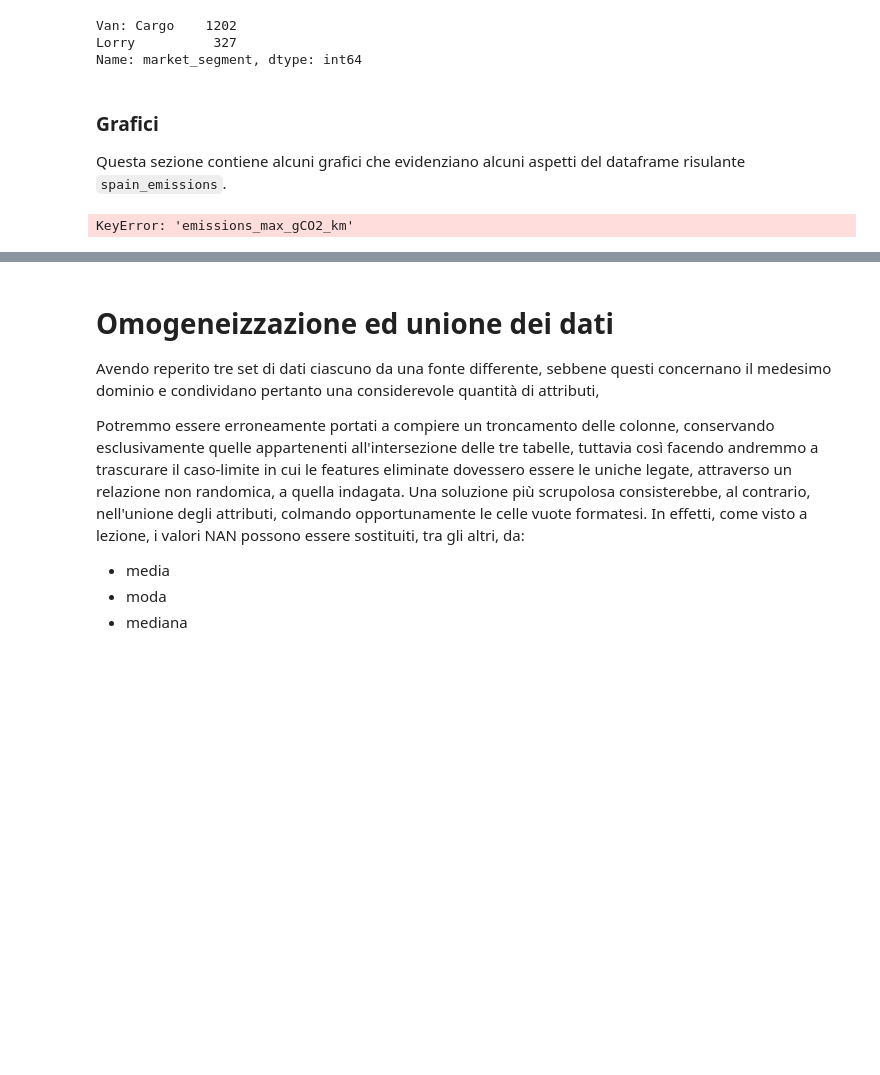
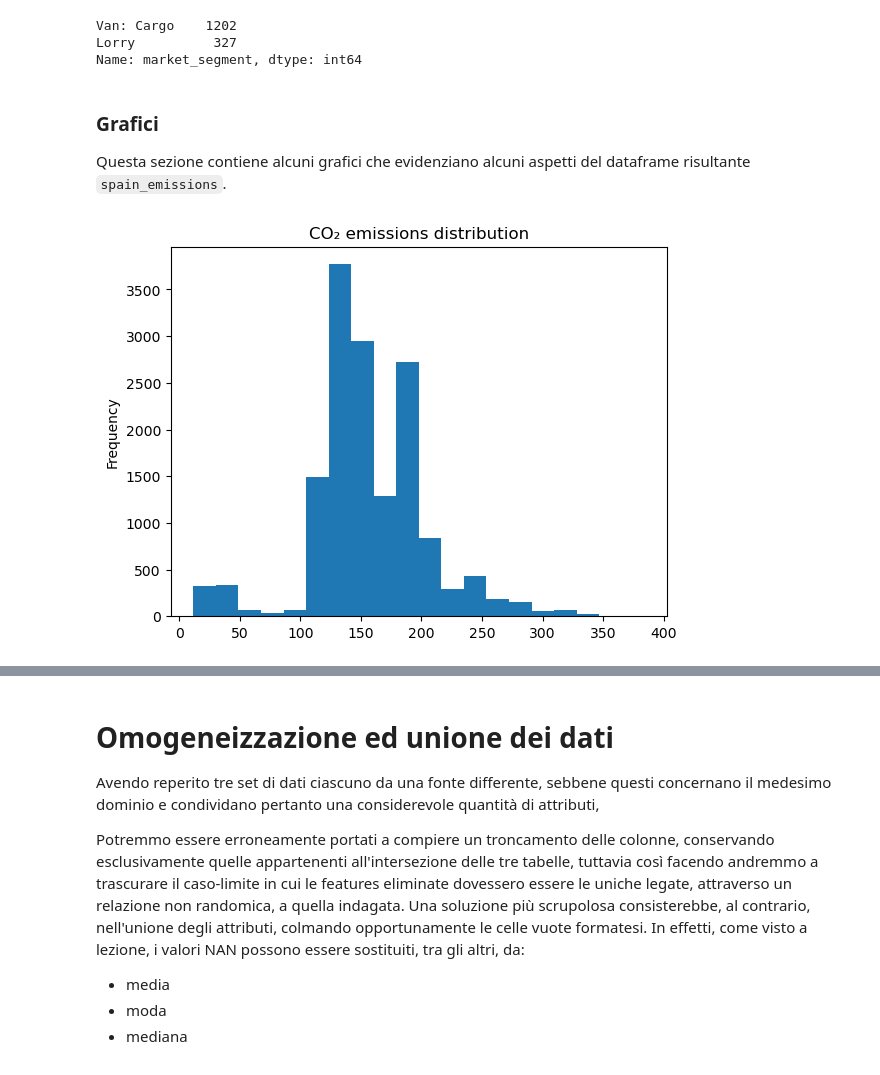
Before and after one commit to francesco-zatto/dia-project, a Jupyter notebook: car_emissions.ipynb, the cells around one changed output, grey strips where cells are left out. Cells and saved outputs as stored; diff of their text form; code cells hidden in the pictures; blank space fills up the shorter version.

Commit message:
Completed fill na and mean values for emissions and consumption. Plotted 4 graphs

```diff
--- a/car_emissions.ipynb
+++ b/car_emissions.ipynb
@@ -191,10 +191,9 @@ market_segments = ["Van: Cargo", "Lorry"]
 columns = [mean_consumption, mean_emissions]
 for market_segment in market_segments:
     spain_emissions.loc[spain_emissions["market_segment"] == market_segment, columns] = fillnaZeroes(market_segment, columns)
+# %%
+other_market_segments = set(spain_emissions["market_segment"].unique()) - set(market_segments)
+spain_emissions[columns] = spain_emissions[columns].replace(0, np.nan).fillna(spain_emissions[columns].median())
 # %% [markdown]
 ### Grafici
-Questa sezione contiene alcuni grafici che evidenziano alcuni aspetti del dataframe risulante `spain_emissions`.
+Questa sezione contiene alcuni grafici che evidenziano alcuni aspetti del dataframe risultante `spain_emissions`.
-# %%
-spain_emissions["emissions_max_gCO2_km"].plot.hist();
-# %% [output]
-KeyError: 'emissions_max_gCO2_km'
@@ -204,0 +200,4 @@ spain_emissions.plot.scatter("consumption_max_l_100km", "emissions_max_gCO2_km")
+# %%
+spain_emissions["emissions_gCO2_km"].plot.hist(bins=20,title="CO\u2082 emissions distribution");
+# %% [output]
+[figure, added]
```
Also changed, not shown: parts of 6 cells of this notebook.
